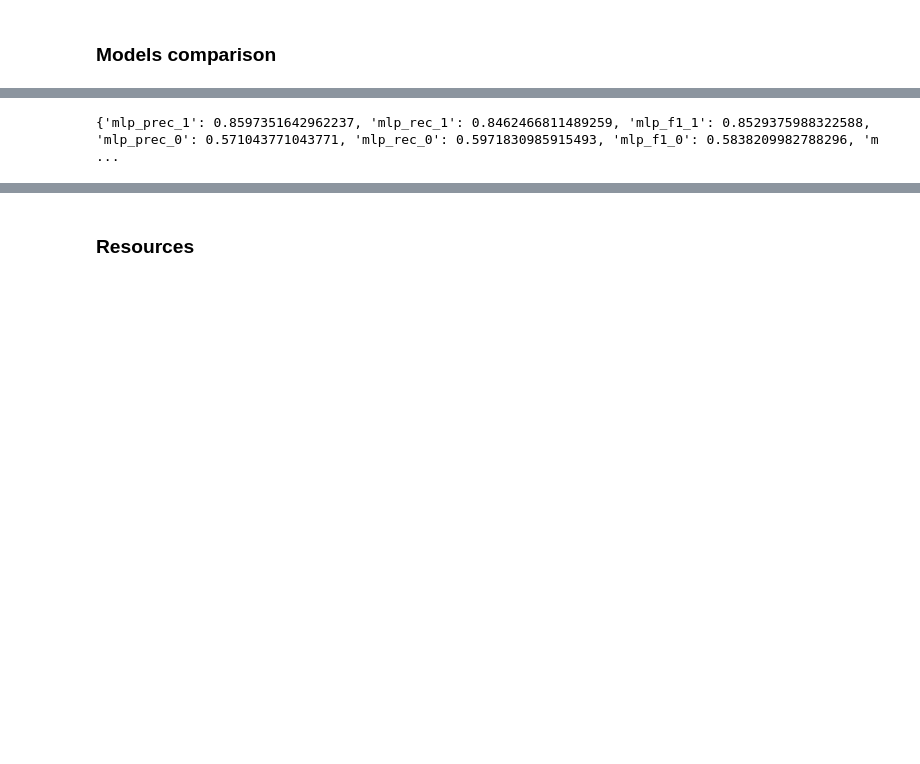
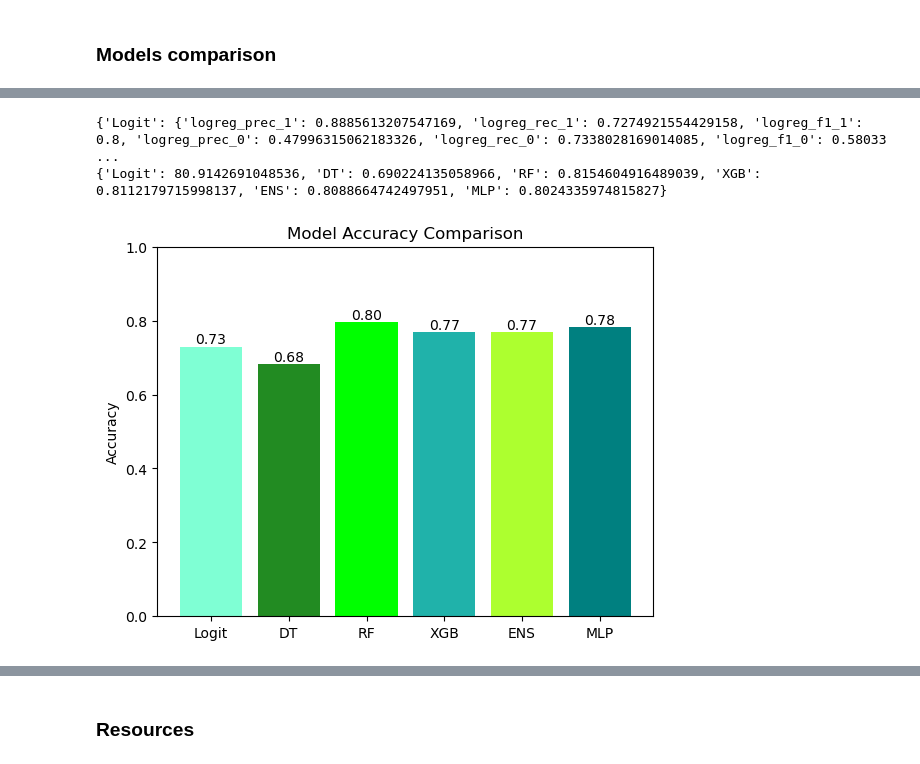
Before and after one commit to julia-martyniuk/ML_2_Classification, a Jupyter notebook: Classification.ipynb, the cells around one changed output, grey strips where cells are left out. Saved outputs shown, nothing was run; the diff lists cells and outputs as text; code cells hidden in the pictures; blank space fills up the shorter version.

Commit message:
Added comparison plots (in progress)

```diff
--- a/Classification.ipynb
+++ b/Classification.ipynb
@@ -1533,13 +1535,14 @@ The Best parameters reveal a mdodel that is both deep and fast. The max depth of
 # Evaluate the Best Model on the Test Set
 y_pred_test = best_xgb.predict(X_test)
 y_proba_test = best_xgb.predict_proba(X_test)[:, 1]
+xgb_clsf_rep = classification_report(y_test, y_pred_test, output_dict=True)
 
 print('Test Set Metrics')
 print(classification_report(y_test, y_pred_test))
 
 # AUC-ROC Score
-auc_roc = roc_auc_score(y_test, y_proba_test)
-print(f'ROC AUC Score: {auc_roc:.4f}')
+xgb_auc_roc = roc_auc_score(y_test, y_proba_test)
+print(f'ROC AUC Score: {xgb_auc_roc:.4f}')
 # %% [output]
 Test Set Metrics
               precision    recall  f1-score   support
@@ -1928,6 +1925,32 @@ def extract_metrics(prefix, report):
     return out
 # %%
 logref_metrics = extract_metrics('logreg', logreg_clsf_rep)
+dt_metrics = extract_metrics('dt', dt_clsf_rep)
+rf_metrics = extract_metrics('rf', fr_clsf_rep)
+xgb_metrics = extract_metrics('xgb', xgb_clsf_rep)
+ve_metrics = extract_metrics('ve', ve_clsf_rep)
 mlp_metrics = extract_metrics('mlp', mlp_clsf_report)
-# %% [output]
-{'mlp_prec_1': 0.8597351642962237, 'mlp_rec_1': 0.8462466811489259, 'mlp_f1_1': 0.8529375988322588, 'mlp_prec_0': 0.571043771043771, 'mlp_rec_0': 0.5971830985915493, 'mlp_f1_0': 0.5838209982788296, 'm ...
+# %%
+metrics_all = {
+    'Logit': logref_metrics,
+    'DT'   : dt_metrics,
+    'RF'   : rf_metrics,
+    'XGB'  : xgb_metrics,
+    'ENS'  : ve_metrics,
+    'MLP'  : mlp_metrics
+}
+
+# AUCs in a separate dict with same model names
+auc_all = {
+    'Logit': logreg_auc_test,
+    'DT'   : dt_auc_roc,
+    'RF'   : rf_auc_roc,
+    'XGB'  : xgb_auc_roc,
+    'ENS'  : ve_auc,
+    'MLP'  : mlp_final_auc
+}
+print(metrics_all)
+print(auc_all)
+# %% [output]
+{'Logit': {'logreg_prec_1': 0.8885613207547169, 'logreg_rec_1': 0.7274921554429158, 'logreg_f1_1': 0.8, 'logreg_prec_0': 0.47996315062183326, 'logreg_rec_0': 0.7338028169014085, 'logreg_f1_0': 0.58033 ...
+{'Logit': 80.9142691048536, 'DT': 0.690224135058966, 'RF': 0.8154604916489039, 'XGB': 0.8112179715998137, 'ENS': 0.8088664742497951, 'MLP': 0.8024335974815827}
@@ -1933,0 +1966,44 @@ mlp_metrics = extract_metrics('mlp', mlp_clsf_report)
+# %%
+def get_metric(results, metric_suffix):
+    values = []
+    for model, metrics in results.items():
+        for key, value in metrics.items():
+            if key.endswith(metric_suffix):
+                values.append(value)
+                break
+    return values
+# %%
+models = list(metrics_all.keys())
+accuracy = get_metric(metrics_all, "acc")
+
+color_map = {
+    "Logit": "aquamarine",
+    "DT": "forestgreen",
+    "RF": "lime",
+    "XGB": "lightseagreen",
+    "MLP": "teal",
+    "ENS": "greenyellow"
+}
+
+colors = [color_map[m] for m in models]
+
+plt.figure()
+bars = plt.bar(models, accuracy, color=colors)
+
+# value labels
+for bar in bars:
+    h = bar.get_height()
+    plt.text(
+        bar.get_x() + bar.get_width() / 2,
+        h,
+        f"{h:.2f}",
+        ha="center",
+        va="bottom"
+    )
+
+plt.ylabel("Accuracy")
+plt.title("Model Accuracy Comparison")
+plt.ylim(0, 1)
+plt.show()
+# %% [output]
+[figure, added]
```
Also changed, not shown: parts of 8 cells of this notebook.
